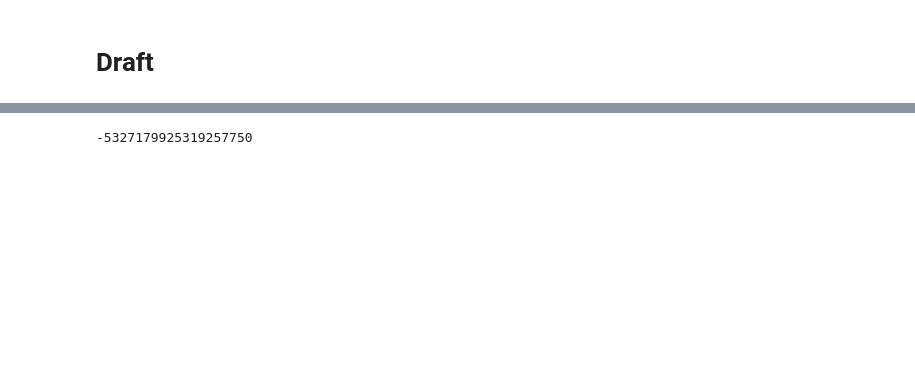
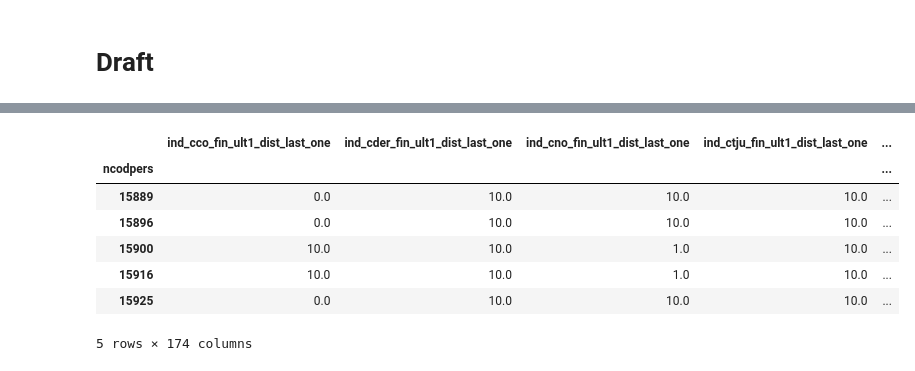
Before and after one commit to LiYan1988/santander-production-recommandation, a Jupyter notebook: notebooks/eda_4_30.ipynb, the cells around one changed output, grey strips where cells are left out. Saved outputs shown, nothing was run; the diff lists cells and outputs as text; code cells hidden in the pictures; blank space fills up the shorter version.

Commit message:
study history features

```diff
--- a/notebooks/eda_4_30.ipynb
+++ b/notebooks/eda_4_30.ipynb
@@ -262,5 +56,2 @@ out_df2.to_csv('eda_4_28_am.csv.gz', compression='gzip', index=False)
-# %%
-a = np.random.random((100, 2))
-hash(a.tostring())
-# %% [output]
--5327179925319257750
+# %%
+history = count_history('2016-02-28', 10)
@@ -266,0 +114,11 @@ hash(a.tostring())
+# %%
+history.head()
+# %% [output]
+|  | ind_cco_fin_ult1_dist_last_one | ind_cder_fin_ult1_dist_last_one | ind_cno_fin_ult1_dist_last_one | ind_ctju_fin_ult1_dist_last_one | ... |
+| ncodpers |  |  |  |  | ... |
+| 15889 | 0.0 | 10.0 | 10.0 | 10.0 | ... |
+| 15896 | 0.0 | 10.0 | 10.0 | 10.0 | ... |
+| 15900 | 10.0 | 10.0 | 1.0 | 10.0 | ... |
+| 15916 | 10.0 | 10.0 | 1.0 | 10.0 | ... |
+| 15925 | 0.0 | 10.0 | 10.0 | 10.0 | ... |
+5 rows × 174 columns
```
Also changed, not shown: parts of 32 cells of this notebook, 2 other files.
